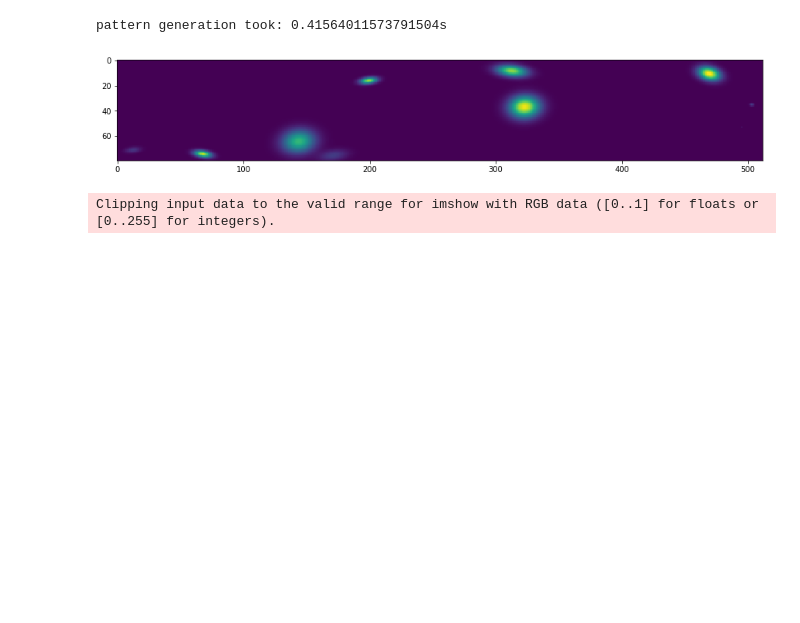
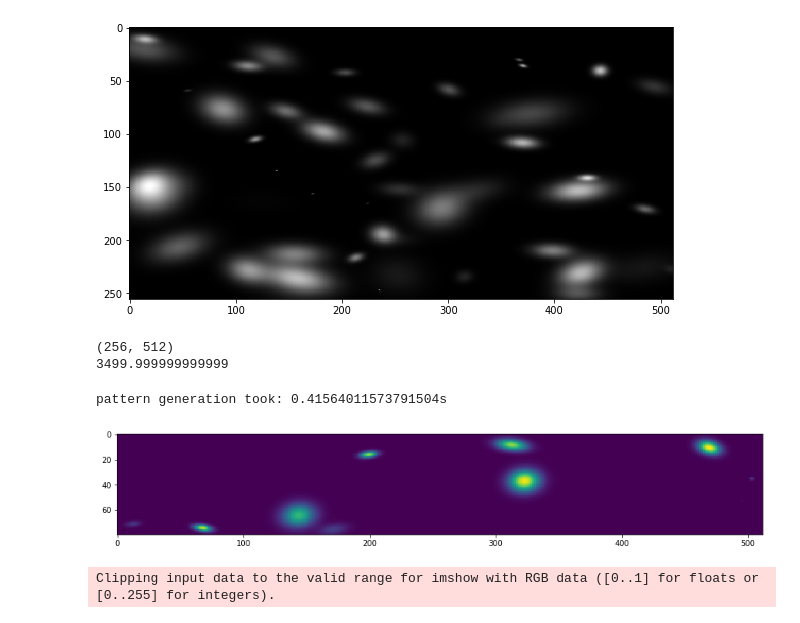
Before and after one commit to ShengCN/soft_shadow, a Jupyter notebook: pattern.ipynb, the cells around one changed output. Drawn from its saved outputs; the diff is of its cells as text; code cells hidden in the pictures; blank space fills up the shorter version.

```diff
--- a/pattern.ipynb
+++ b/pattern.ipynb
@@ -20,21 +24,3 @@ def show_random_pattern(pattern):
     plt.figure(figsize=(10,5))
     plt.imshow(pattern, cmap='gray')
     plt.show()
-# %%
-def random_pattern():
-    fract = 80/512
-    gs = ig.Composite(operator=np.add,
-                  generators=[ig.Gaussian(size=0.05,
-                                          scale=0.02,
-                                          x=(ng.UniformRandom(seed=i+1)-0.5),
-                                          y=(ng.UniformRandom(seed=i+2)-0.5),
-                                          aspect_ratio=1.1,
-                                          orientation=np.pi*ng.UniformRandom(seed=i+3),) for i in range(50)],
-                                          xdensity=512,
-                                          ydensity=80)
-    ret = gs()
-    # ret = cv2.resize(ret, (512, 80))
-    return ret
-
-pattern = random_pattern()
-show_random_pattern(pattern)
@@ -73,3 +27,14 @@ for i in range(10):
+# %%
+pattern_generator = random_pattern()
+cur_pattern = pattern_generator.get_pattern()
+show_random_pattern(cur_pattern)
+
+print(cur_pattern.shape)
+print(np.sum(cur_pattern))
+# %% [output]
+[figure, added]
+(256, 512)
+3499.999999999999
 # %%
 def show(img, title=''):
     plt.figure(figsize=(15,10))
```
Also changed, not shown: parts of 6 cells of this notebook, 10 other files.
